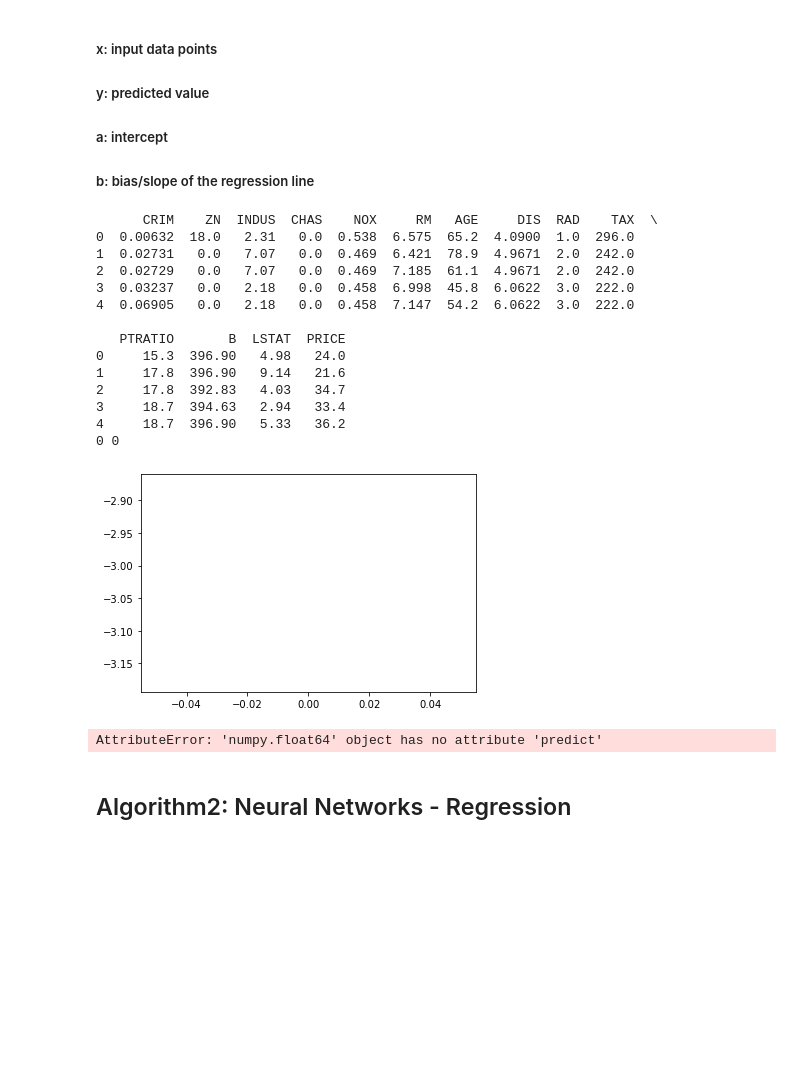
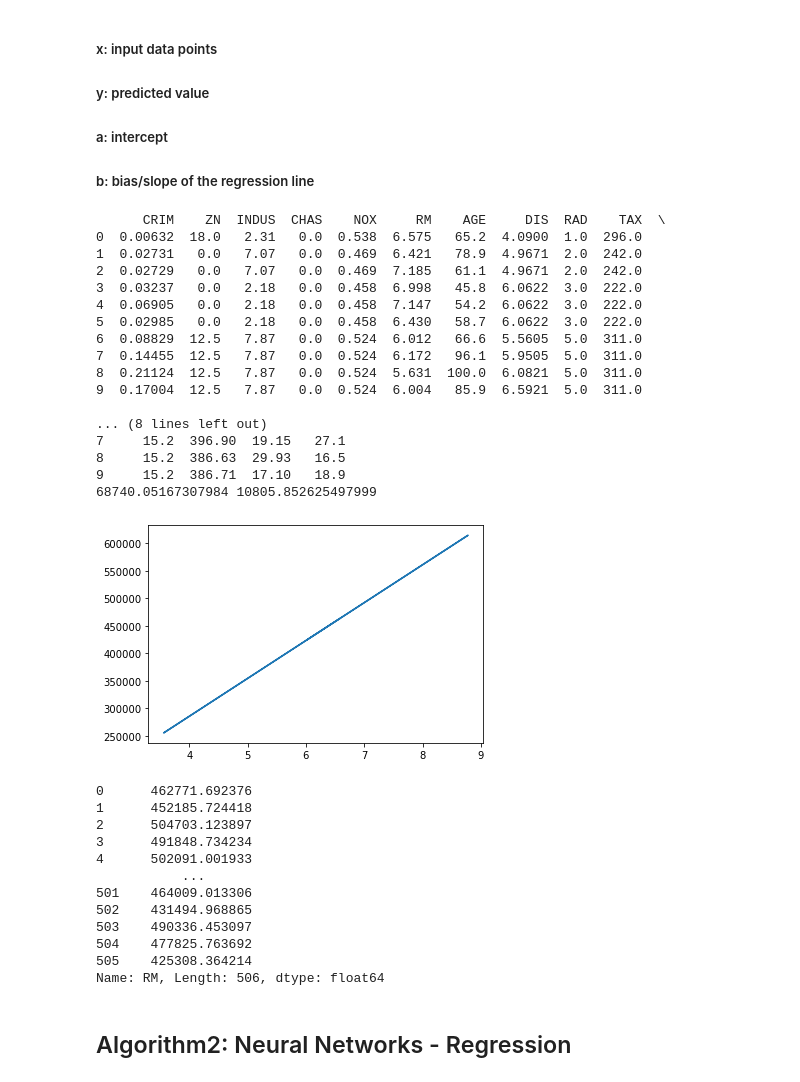
Before and after one commit to SSShinorina/Machine-Learning, a Jupyter notebook: Assignment2_regression.ipynb, the cells around one changed output. Saved outputs shown, nothing was run; the diff lists cells and outputs as text; code cells hidden in the pictures; blank space fills up the shorter version.

```diff
--- a/Assignment2_regression.ipynb
+++ b/Assignment2_regression.ipynb
@@ -298,64 +298,79 @@ data.columns = housing_data.feature_names
 data['PRICE'] = housing_data.target
 
 # Step 2: define your dependent variable y (i.e., PRICE) and independent variable x (e.g., RM or any other attribute)
-X = data['PRICE']
-Y = data['RM']
+X = data['RM']
+Y = data['PRICE']
 
 # Initialization of intercept a and slop b
 a = 0
 b = 0
 
 # print the first ten rows for the data (refer to Task-2)
-print(data.head())
+print(data.head(10))
 
 # Step 3: predefine the values for parameters in SGD-stochastic gradient descent (e.g., learning rate, iteration)
 # define the learning rate for SGD
 L = 0.1
 # define the number of iterations to perform SGD
 epochs = 5
 # the number of elements in X
 n = float(len(X))
 
 # Step 4: performe SGD and return the optmized value for a and b
 for i in range(epochs):
-    diff = -L * i
-    i += diff
+    Y_pred = a*X + b
+    D_a = (-2/n) * sum(X * (Y - Y_pred))
+    D_b = (-2/n) * sum(Y - Y_pred)
+    a = a - L * D_a
+    b = b - L * D_b
 
-print(a, b)
+print (a, b)
 
 # Step 5: calculate R-squared value to evaluate our current model.
 # for R-squared, refer to https://www.ncl.ac.uk/webtemplate/ask-assets/external/maths-resources/statistics/regression-and-correlation/coefficient-of-determination-r-squared.html#:~:text=%C2%AFy)2.-,R%202%20%3D%201%20%E2%88%92%20sum%20squared%20regression%20(SSR)%20total,from%20the%20mean%20all%20squared.
 
-r2 = r2_score(X, Y)
-
+r2 = r2_score(X,Y)
 
 #Step 6: plot our regression model (the line in this example) by using plt (matplotlib.pyplot)
 
-plt.plot(r2)
-
+plt.plot(X, a*X+b)
 plt.show()
 
 # Step 7: predict result (i.e., PRICE vallue) for a given unseen point (give a value to x_unseen)
 
-predicate = r2.predict(X_unseen)
+predicate = a*X + b
 print(predicate)
 # %% [output]
-      CRIM    ZN  INDUS  CHAS    NOX     RM   AGE     DIS  RAD    TAX  \
-0  0.00632  18.0   2.31   0.0  0.538  6.575  65.2  4.0900  1.0  296.0
-1  0.02731   0.0   7.07   0.0  0.469  6.421  78.9  4.9671  2.0  242.0
-2  0.02729   0.0   7.07   0.0  0.469  7.185  61.1  4.9671  2.0  242.0
-3  0.03237   0.0   2.18   0.0  0.458  6.998  45.8  6.0622  3.0  222.0
-4  0.06905   0.0   2.18   0.0  0.458  7.147  54.2  6.0622  3.0  222.0
+      CRIM    ZN  INDUS  CHAS    NOX     RM    AGE     DIS  RAD    TAX  \
+0  0.00632  18.0   2.31   0.0  0.538  6.575   65.2  4.0900  1.0  296.0
+1  0.02731   0.0   7.07   0.0  0.469  6.421   78.9  4.9671  2.0  242.0
+2  0.02729   0.0   7.07   0.0  0.469  7.185   61.1  4.9671  2.0  242.0
+3  0.03237   0.0   2.18   0.0  0.458  6.998   45.8  6.0622  3.0  222.0
+4  0.06905   0.0   2.18   0.0  0.458  7.147   54.2  6.0622  3.0  222.0
+5  0.02985   0.0   2.18   0.0  0.458  6.430   58.7  6.0622  3.0  222.0
+6  0.08829  12.5   7.87   0.0  0.524  6.012   66.6  5.5605  5.0  311.0
+7  0.14455  12.5   7.87   0.0  0.524  6.172   96.1  5.9505  5.0  311.0
+8  0.21124  12.5   7.87   0.0  0.524  5.631  100.0  6.0821  5.0  311.0
+9  0.17004  12.5   7.87   0.0  0.524  6.004   85.9  6.5921  5.0  311.0
 
-   PTRATIO       B  LSTAT  PRICE
-0     15.3  396.90   4.98   24.0
-1     17.8  396.90   9.14   21.6
-2     17.8  392.83   4.03   34.7
-3     18.7  394.63   2.94   33.4
-4     18.7  396.90   5.33   36.2
-0 0
+... (8 lines left out)
+7     15.2  396.90  19.15   27.1
+8     15.2  386.63  29.93   16.5
+9     15.2  386.71  17.10   18.9
+68740.05167307984 10805.852625497999
-[figure, old version]
+[figure, new version]
-AttributeError: 'numpy.float64' object has no attribute 'predict'
+0      462771.692376
+1      452185.724418
+2      504703.123897
+3      491848.734234
+4      502091.001933
+           ...
+501    464009.013306
+502    431494.968865
+503    490336.453097
+504    477825.763692
+505    425308.364214
+Name: RM, Length: 506, dtype: float64
 # %% [markdown]
 ## Algorithm2: Neural Networks - Regression
 # %%
```
Also changed, not shown: parts of 9 cells of this notebook, 1 other file.
